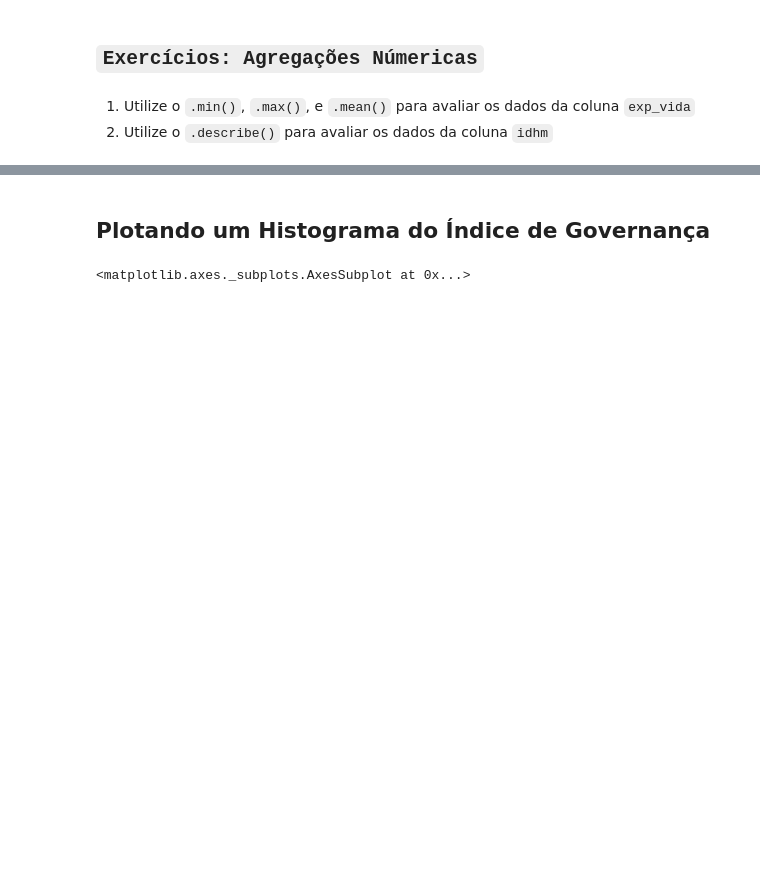
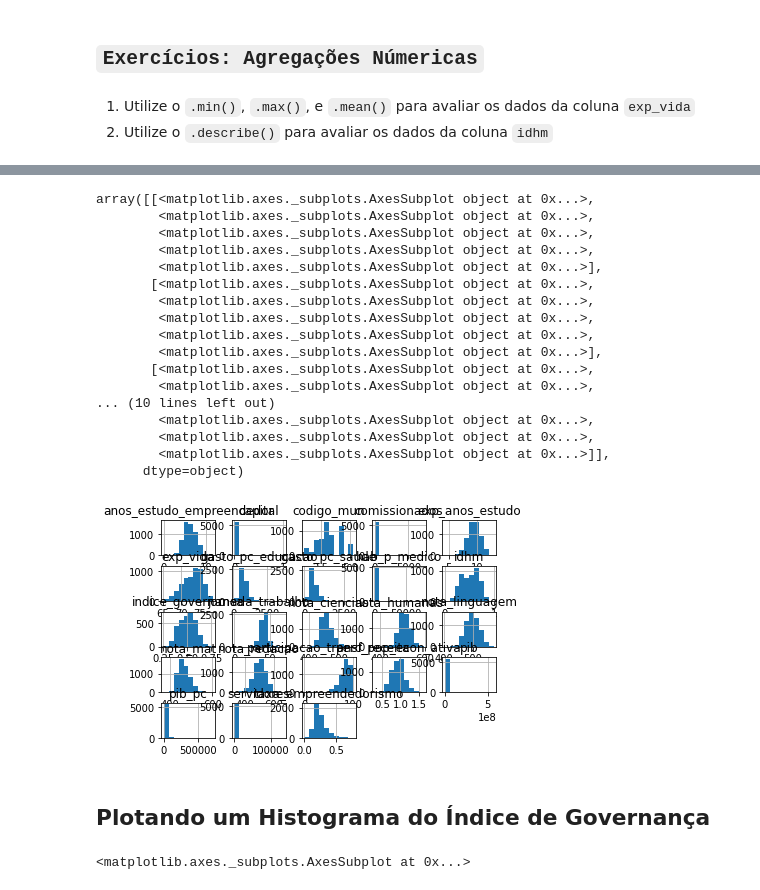
Before and after one commit to cllaudiacp/DataScience, a Jupyter notebook: Aula3Revisao.ipynb, the cells around one changed output, grey strips where cells are left out. Drawn from its saved outputs; the diff is of its cells as text; code cells hidden in the pictures; blank space fills up the shorter version.

```diff
--- a/Aula3Revisao.ipynb
+++ b/Aula3Revisao.ipynb
@@ -528,3 +568,24 @@ igm.describe()
+# %%
+igm.hist()
+# %% [output]
+array([[<matplotlib.axes._subplots.AxesSubplot object at 0x...>,
+        <matplotlib.axes._subplots.AxesSubplot object at 0x...>,
+        <matplotlib.axes._subplots.AxesSubplot object at 0x...>,
+        <matplotlib.axes._subplots.AxesSubplot object at 0x...>,
+        <matplotlib.axes._subplots.AxesSubplot object at 0x...>],
+       [<matplotlib.axes._subplots.AxesSubplot object at 0x...>,
+        <matplotlib.axes._subplots.AxesSubplot object at 0x...>,
+        <matplotlib.axes._subplots.AxesSubplot object at 0x...>,
+        <matplotlib.axes._subplots.AxesSubplot object at 0x...>,
+        <matplotlib.axes._subplots.AxesSubplot object at 0x...>],
+       [<matplotlib.axes._subplots.AxesSubplot object at 0x...>,
+        <matplotlib.axes._subplots.AxesSubplot object at 0x...>,
+... (10 lines left out)
+        <matplotlib.axes._subplots.AxesSubplot object at 0x...>,
+        <matplotlib.axes._subplots.AxesSubplot object at 0x...>,
+        <matplotlib.axes._subplots.AxesSubplot object at 0x...>]],
+      dtype=object)
+[figure, added]
 # %% [markdown]
 ## Plotando um Histograma do Índice de Governança
 # %%
```
Also changed, not shown: parts of 7 cells of this notebook.
